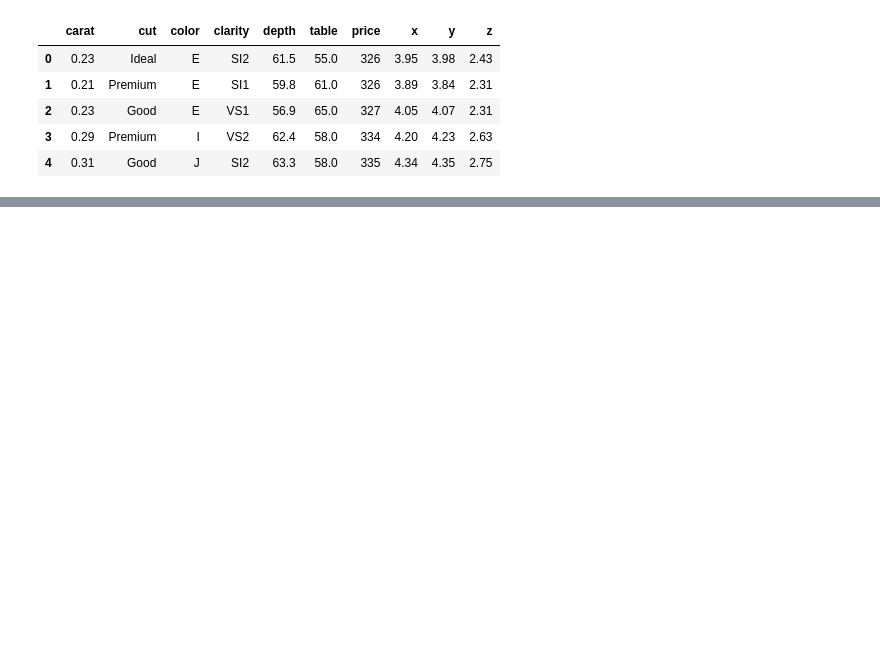
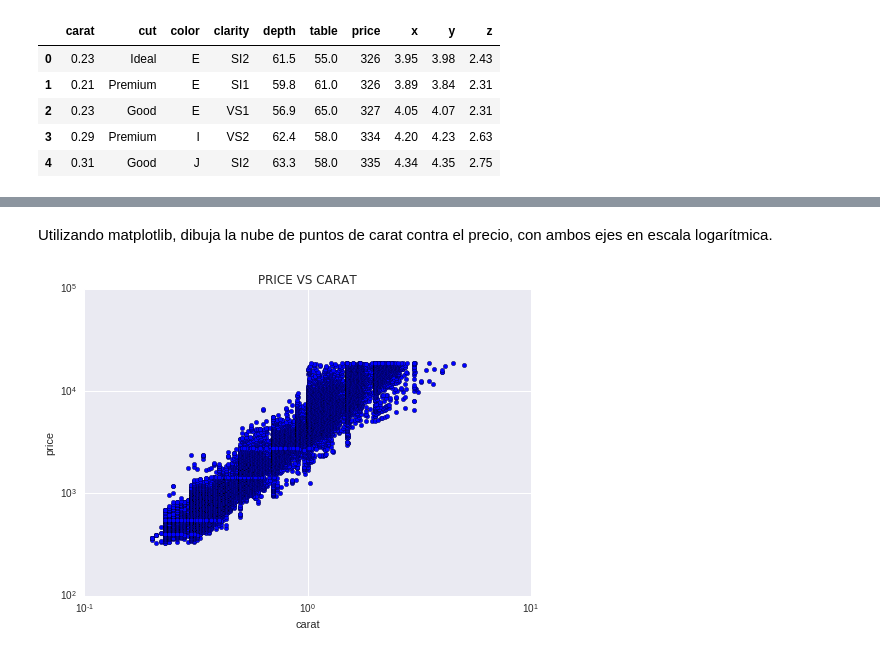
Before and after one commit to amarino5/Master-BigData-CIFF-2016, a Jupyter notebook: entornos-DS-python/Proyecto-DS-Parte2.ipynb, the cells around one changed output, grey strips where cells are left out. Drawn from its saved outputs; the diff is of its cells as text; code cells hidden in the pictures; blank space fills up the shorter version.

```diff
--- a/entornos-DS-python/Proyecto-DS-Parte2.ipynb
+++ b/entornos-DS-python/Proyecto-DS-Parte2.ipynb
@@ -50,0 +59,14 @@ TypeError: unsupported operand type(s) for +: 'ggplot' and 'ggplot'
+# %% [markdown]
+Utilizando matplotlib, dibuja la nube de puntos de carat contra el precio, con ambos
+ejes en escala logarítmica.
+# %%
+fig = plt.figure()
+ax = plt.gca()
+ax.scatter(diamonds['carat'] ,diamonds['price'])
+ax.set_title('PRICE VS CARAT')
+ax.set_xlabel('carat')
+ax.set_ylabel('price')
+ax.set_yscale('log')
+ax.set_xscale('log')
+# %% [output]
+[figure, added]
```
Also changed, not shown: parts of 22 cells of this notebook, 15 other files.
